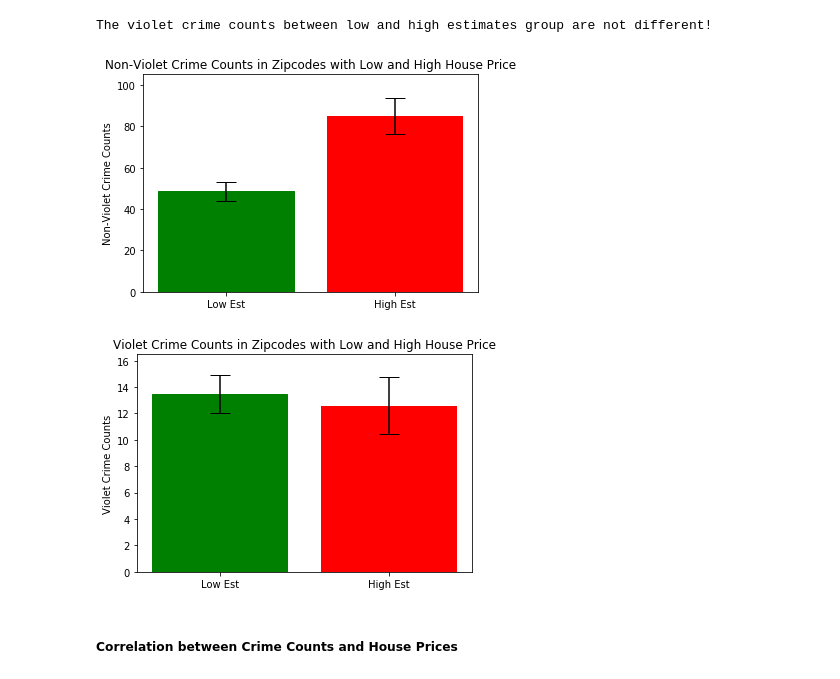
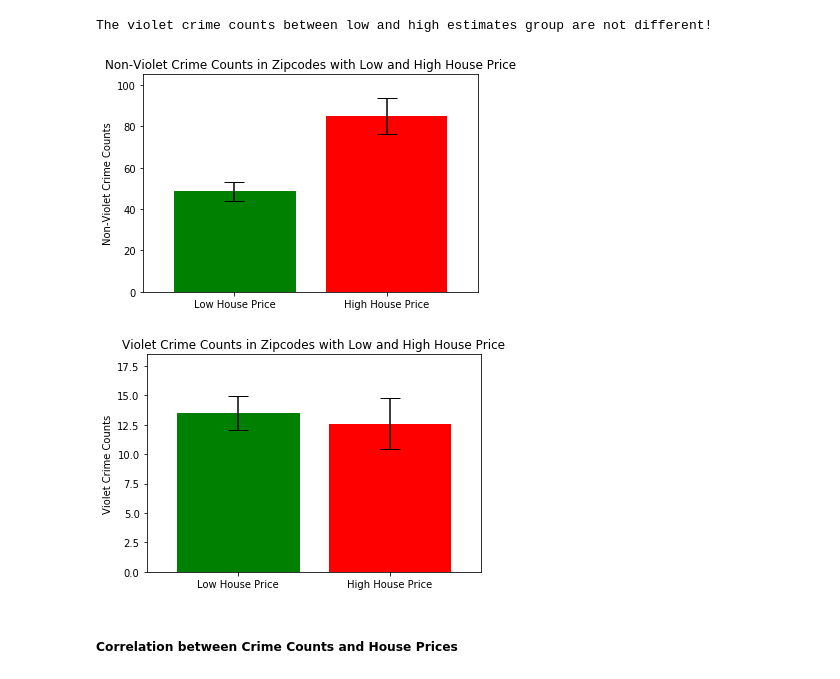
Before and after one commit to Axemen/Houston_Housing, a Jupyter notebook: notebooks/crime_count_statistics.ipynb, the cells around one changed output. Saved outputs shown, nothing was run; the diff lists cells and outputs as text; code cells hidden in the pictures.

Commit message:
minor adjustment for figure output

```diff
--- a/notebooks/crime_count_statistics.ipynb
+++ b/notebooks/crime_count_statistics.ipynb
@@ -218,15 +218,16 @@ bar = plt.bar(x_axis, non_violet_bargraph, yerr=non_violet_err, capsize=10, colo
 bar[0].set_color('g')
 
 x = [value for value in x_axis]
-plt.xticks(x, ["Low Est", "High Est"])
+plt.xticks(x, ["Low House Price", "High House Price"])
 plt.ylim(0, max(non_violet_bargraph) + 20)
+plt.xlim(-0.6, 1.6)
 plt.title("Non-Violet Crime Counts in Zipcodes with Low and High House Price")
 plt.ylabel("Non-Violet Crime Counts")
 
 # Save figure
 plt.savefig("../data/cleandata/Non-Violet Crime Ct (Low vs High House Price).png", dpi=300)
 # %% [output]
-[figure, old version]
+[figure, new version]
 # %%
 violet_bargraph = [low_est_and_crime["Violet Ct"].mean(), high_est_and_crime["Violet Ct"].mean()]
 
@@ -236,17 +237,18 @@ x_axis = np.arange(len(violet_bargraph))
 # %%
 bar = plt.bar(x_axis, violet_bargraph, yerr=violet_err, capsize=10, color='r', align='center')
 bar[0].set_color('g')
 
 x = [value for value in x_axis]
-plt.xticks(x, ["Low Est", "High Est"])
-plt.ylim(0, max(violet_bargraph) + 3)
+plt.xticks(x, ["Low House Price", "High House Price"])
+plt.ylim(0, max(violet_bargraph) + 5)
+plt.xlim(-0.6, 1.6)
 plt.title("Violet Crime Counts in Zipcodes with Low and High House Price")
 plt.ylabel("Violet Crime Counts")
 
 # Save figure
 plt.savefig("../data/cleandata/Violet Crime Ct (Low vs High House Price).png", dpi=300)
 # %% [output]
-[figure, old version]
+[figure, new version]
 # %% [markdown]
 ##### Correlation between Crime Counts and House Prices
 # %%
```
Also changed, not shown: parts of 1 cell of this notebook, 4 other files.
